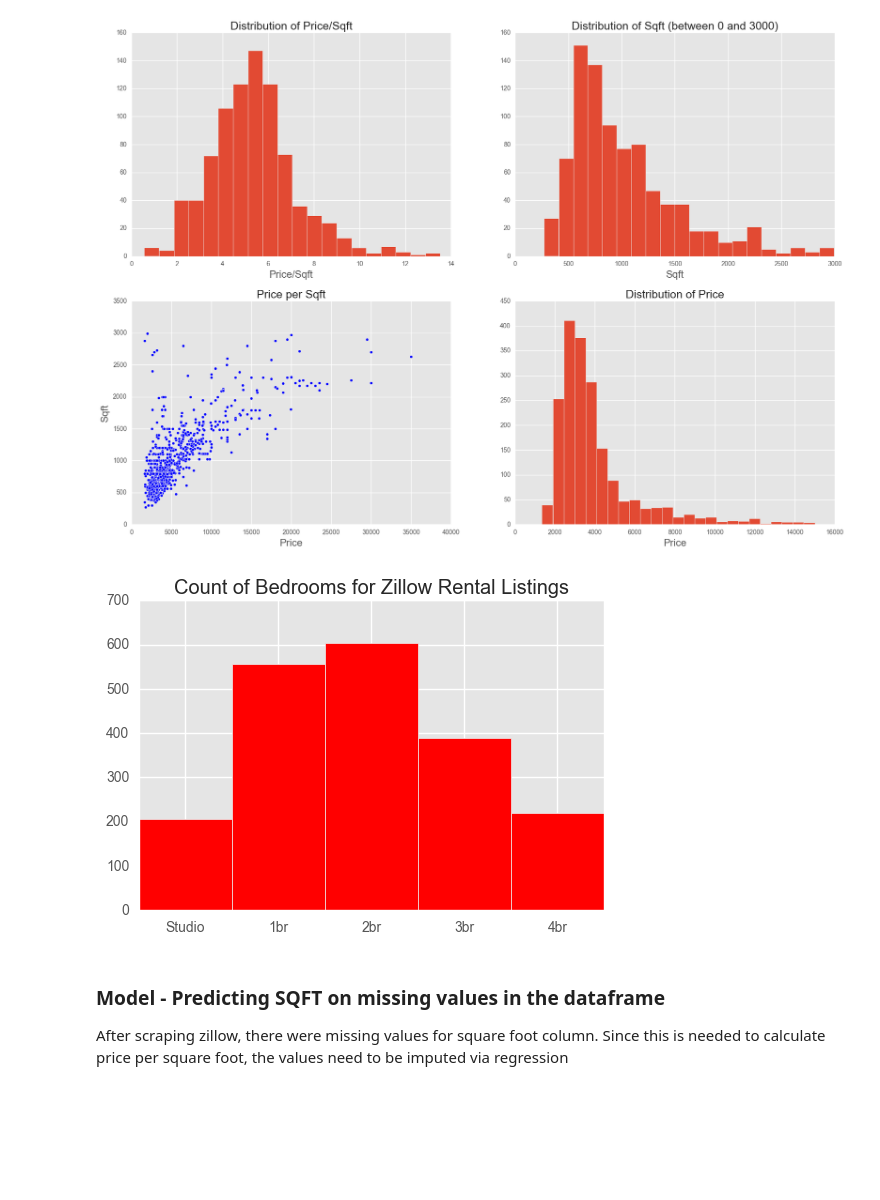
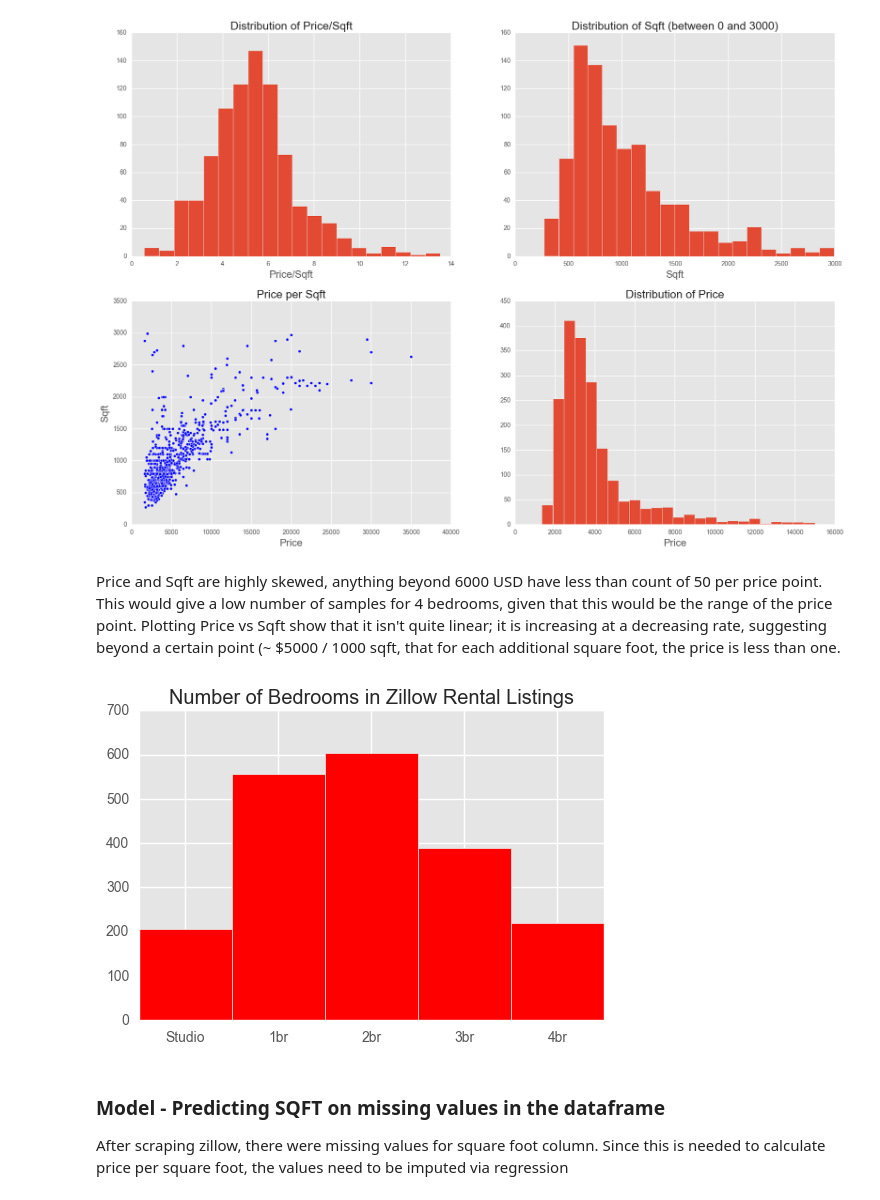
Before and after one commit to adalal80/GA-DSI, a Jupyter notebook: projects/projects-capstone/Final/Capstone-Predicting_Expected_Profit_STR.ipynb, the cells around one changed output. Saved outputs shown, nothing was run; the diff lists cells and outputs as text; code cells hidden in the pictures; blank space fills up the shorter version.

```diff
--- a/projects/projects-capstone/Final/Capstone-Predicting_Expected_Profit_STR.ipynb
+++ b/projects/projects-capstone/Final/Capstone-Predicting_Expected_Profit_STR.ipynb
@@ -236,19 +239,21 @@ axes[1][1].set_title('Distribution of Price',fontsize=18)
 axes[1][1].set_xlabel('Price',fontsize=16);
 # %% [output]
 [figure]
+# %% [markdown]
+Price and Sqft are highly skewed, anything beyond 6000 USD have less than count of 50 per price point. This would give a low number of samples for 4 bedrooms, given that this would be the range of the price point. Plotting Price vs Sqft show that it isn't quite linear; it is increasing at a decreasing rate, suggesting beyond a certain point (~ $5000 / 1000 sqft, that for each additional square foot, the price is less than one.
 # %%
 ind = np.arange(1,6)  # the x locations for the groups
 width = 1       # the width of the bars
 
 bed_count = zillow_home.groupby('beds')['beds'].count().to_frame('bed_count')
 bed_count.reset_index(inplace = True)
 bed_count['bed_count']
 fig, ax = plt.subplots()
 rects1 = ax.bar(ind, bed_count['bed_count'], width, color='r')
 plt.xticks([x+.5 for x in ind],('Studio','1br','2br','3br','4br'));
-plt.title("Count of Bedrooms for Zillow Rental Listings");
+plt.title("Number of Bedrooms in Zillow Rental Listings");
 # %% [output]
-[figure, old version]
+[figure, new version]
 # %% [markdown]
 ### Model - Predicting SQFT on missing values in the dataframe
 
```
Also changed, not shown: parts of 18 cells of this notebook, 1 other file.
